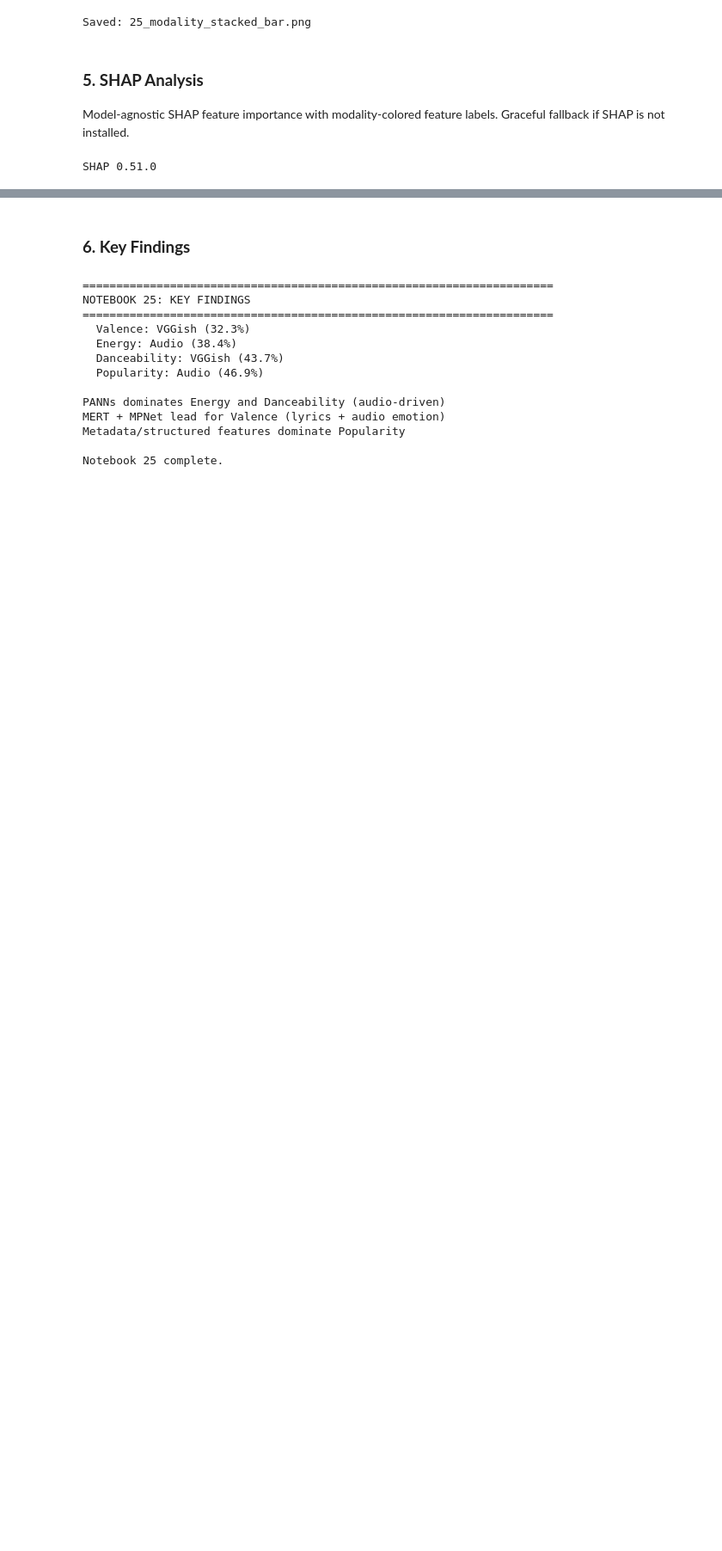
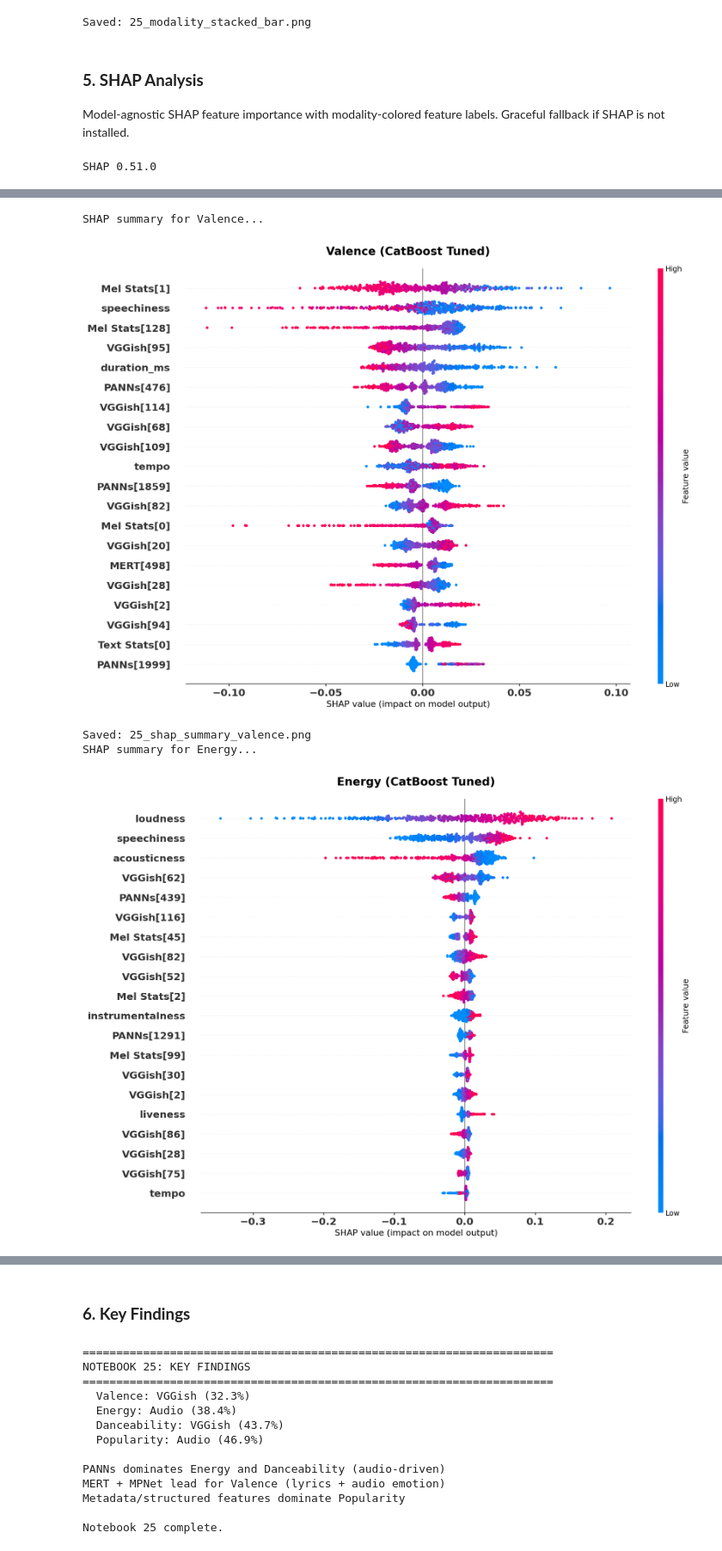
Before and after one commit to essteec/music-prediction, a Jupyter notebook: notebooks/25_thesis_comprehensive_feature_modality_importance.ipynb, the cells around one changed output, grey strips where cells are left out. Shown at 86% size. Drawn from its saved outputs; the diff is of its cells as text; code cells hidden in the pictures; blank space fills up the shorter version.

```diff
--- a/notebooks/25_thesis_comprehensive_feature_modality_importance.ipynb
+++ b/notebooks/25_thesis_comprehensive_feature_modality_importance.ipynb
@@ -224 +224,24 @@ Saved: 25_shap_top20.png
 Saved: 25_shap_modality_contribution.png
+# %%
+# SHAP summary plots with proper feature names
+if shap_ok and not dummy:
+    ss=min(500,len(X_test)); np.random.seed(42); idx=np.random.choice(len(X_test),ss,replace=False); Xs=X_test[idx]
+    for idx,t in enumerate(TARGETS):
+        print(f'SHAP summary for {TLABELS[idx]}...')
+        e=shap.TreeExplainer(models[t]); sv=e.shap_values(Xs)
+        fig=plt.figure(figsize=(14,10))
+        shap.summary_plot(sv,Xs,show=False,plot_size=(14,10),max_display=20,feature_names=feature_names)
+        plt.title(f'{TLABELS[idx]} (CatBoost Tuned)',fontsize=17,fontweight='bold',pad=20)
+        plt.tick_params(axis='both',labelsize=15,width=1.2)
+        plt.xticks(fontsize=15,fontweight='bold'); plt.yticks(fontsize=15,fontweight='bold')
+        ax=plt.gca()
+        for lbl in ax.get_xticklabels()+ax.get_yticklabels(): lbl.set_fontweight('bold')
+        plt.tight_layout(); fig.savefig(IMGS/f'25_shap_summary_{t}.png',dpi=300,bbox_inches='tight'); plt.show()
+        print(f'Saved: 25_shap_summary_{t}.png')
+else: print('SHAP skipped or not available.')
+# %% [output]
+SHAP summary for Valence...
+[figure, added]
+Saved: 25_shap_summary_valence.png
+SHAP summary for Energy...
+[figure, added]
```
Also changed, not shown: parts of 3 cells of this notebook, 7 other files.
